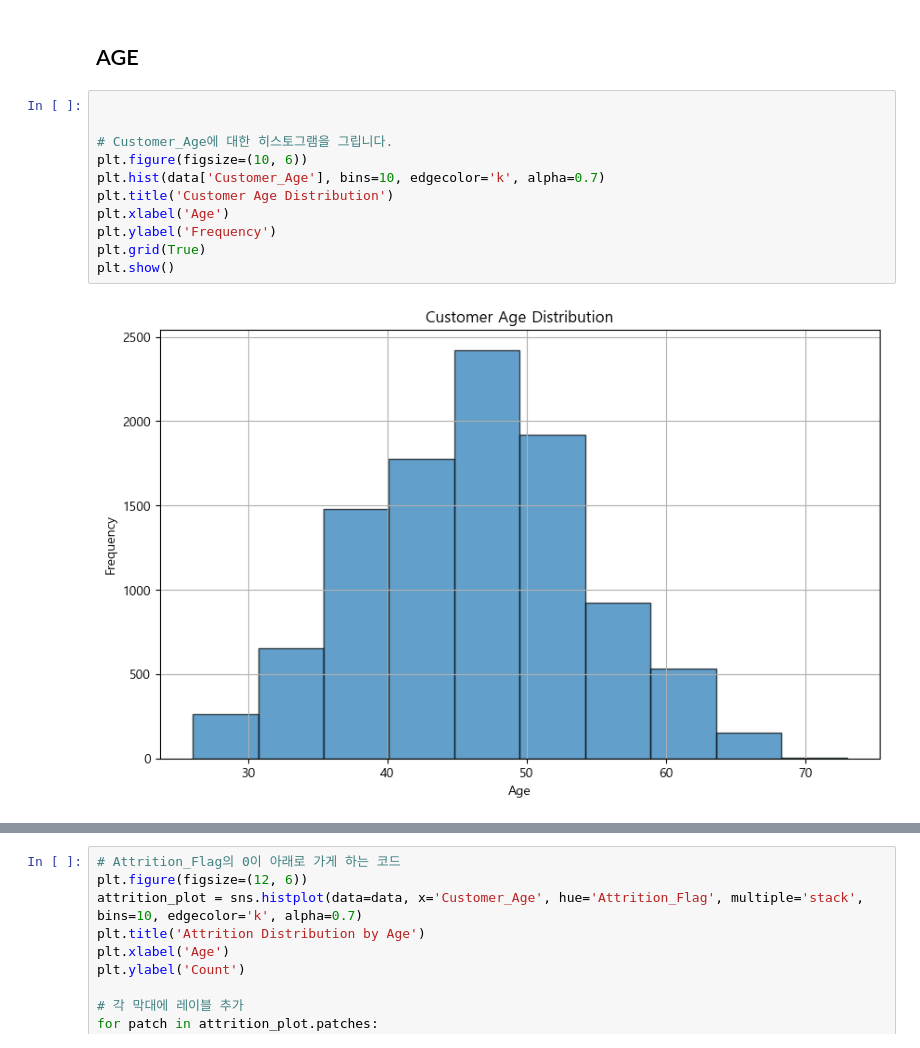
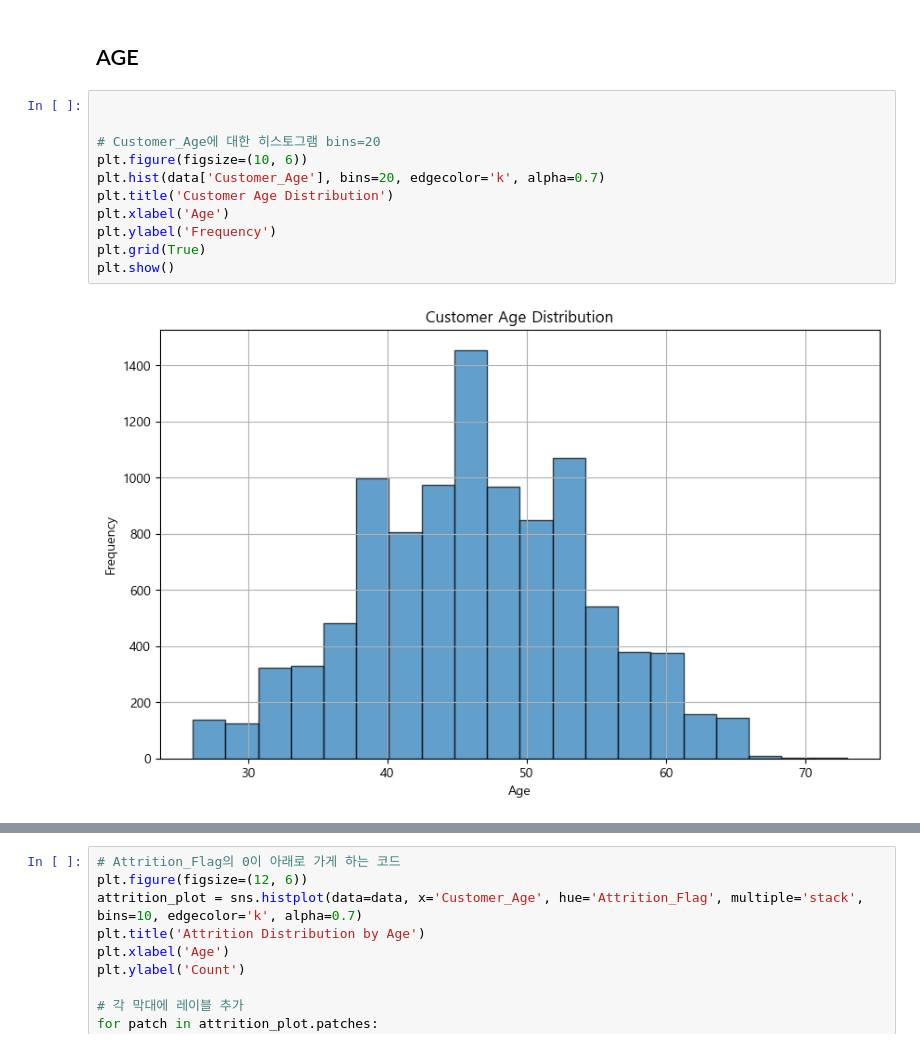
Before and after one commit to myhappydays/Programmers-Data-Analysis-2nd, a Jupyter notebook: heeryeong/bank.ipynb, the cells around one changed output, grey strips where cells are left out. Saved outputs shown, nothing was run; the diff lists cells and outputs as text.

```diff
--- a/heeryeong/bank.ipynb
+++ b/heeryeong/bank.ipynb
@@ -256,14 +260,14 @@ Name: Months_on_book, dtype: float64
 # %%
 
 
-# Customer_Age에 대한 히스토그램을 그립니다.
+# Customer_Age에 대한 히스토그램 bins=20
 plt.figure(figsize=(10, 6))
-plt.hist(data['Customer_Age'], bins=10, edgecolor='k', alpha=0.7)
+plt.hist(data['Customer_Age'], bins=20, edgecolor='k', alpha=0.7)
 plt.title('Customer Age Distribution')
 plt.xlabel('Age')
 plt.ylabel('Frequency')
 plt.grid(True)
 plt.show()
 # %% [output]
-[figure, old version]
+[figure, new version]
 # %%
```
Also changed, not shown: parts of 32 cells of this notebook.
